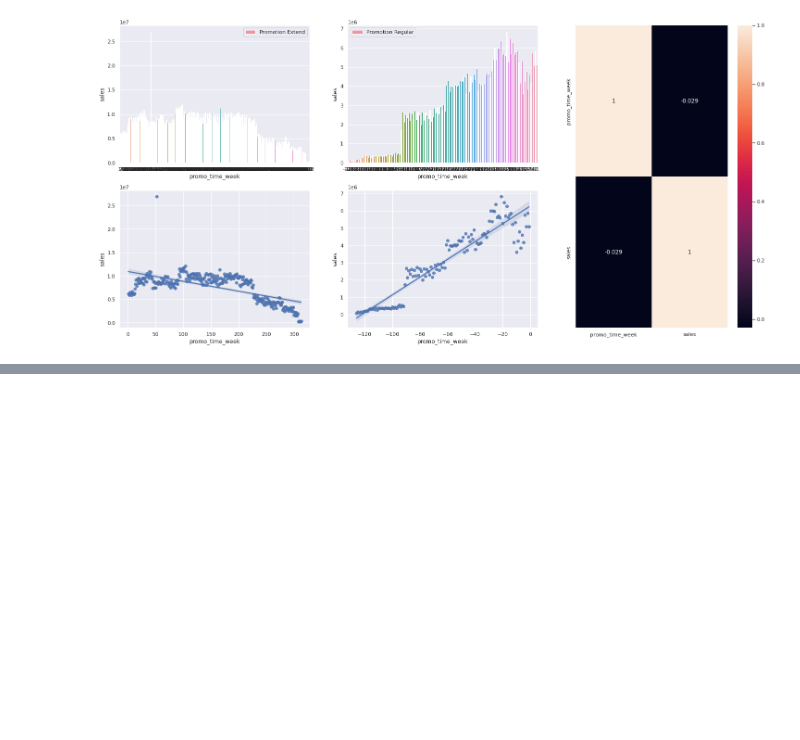
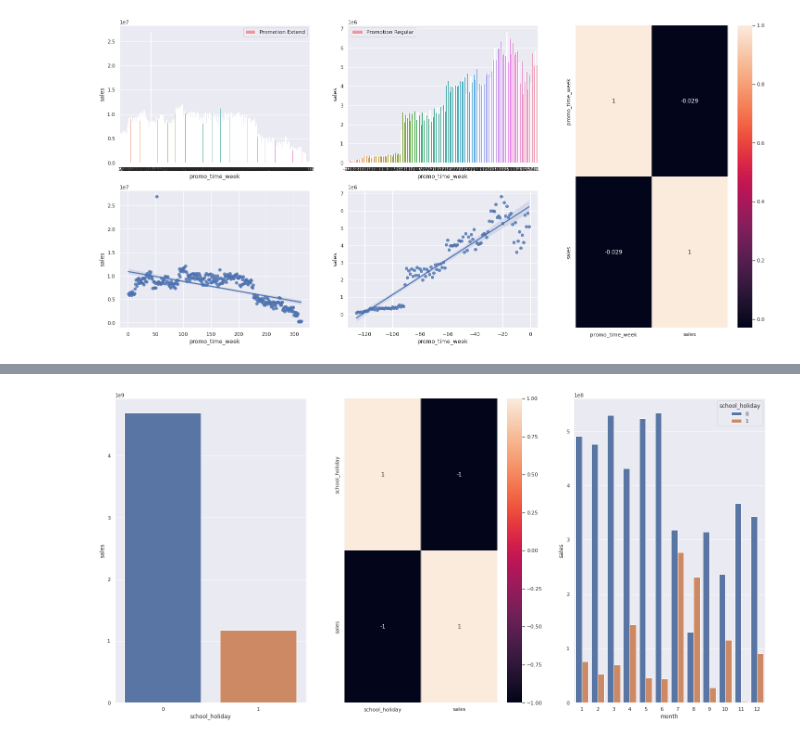
Before and after one commit to guiaraujofreitas/Rossmann-Store-Sales, a Jupyter notebook: m04_Store_Sales_prediction.ipynb, the cells around one changed output, grey strips where cells are left out. Cells and saved outputs as stored; diff of their text form; code cells hidden in the pictures; blank space fills up the shorter version.

```diff
--- a/m04_Store_Sales_prediction.ipynb
+++ b/m04_Store_Sales_prediction.ipynb
@@ -809,0 +818,17 @@ sns.barplot(x = 'normal_end', y = 'sales', data = days);
+# %%
+aux = df4[['school_holiday','sales']].groupby('school_holiday').sum().reset_index()
+
+plt.subplot(1,3,1)
+sns.barplot(x = 'school_holiday', y = 'sales', data= aux);
+
+plt.subplot(1,3,2)
+sns.heatmap(aux.corr(method = 'pearson'), annot = True);
+
+# ======== Comparative by month =========================================#
+
+aux1 = df4[['school_holiday','month','sales']].groupby( ['month','school_holiday'] ).sum().reset_index()
+
+plt.subplot(1,3,3)
+sns.barplot(x = 'month', y = 'sales', hue='school_holiday', data= aux1);
+# %% [output]
+[figure, added]
```
Also changed, not shown: parts of 28 cells of this notebook.
